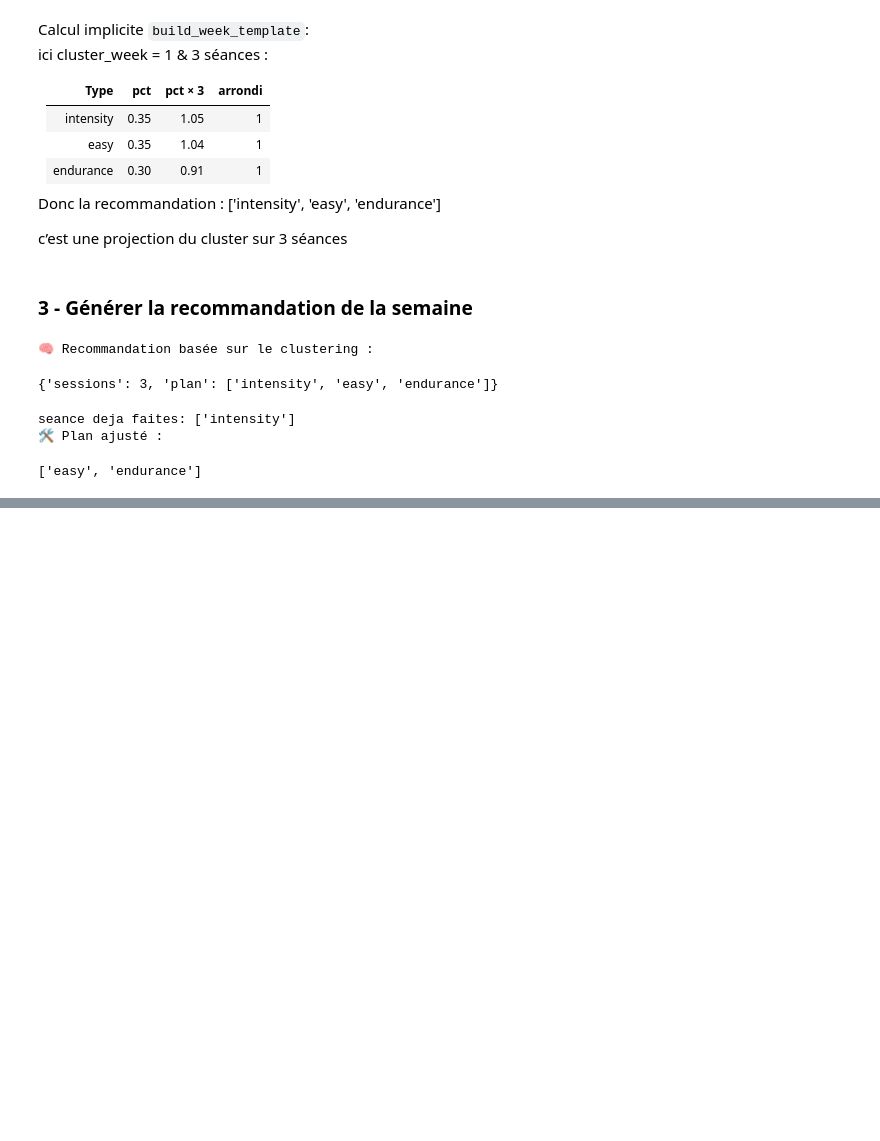
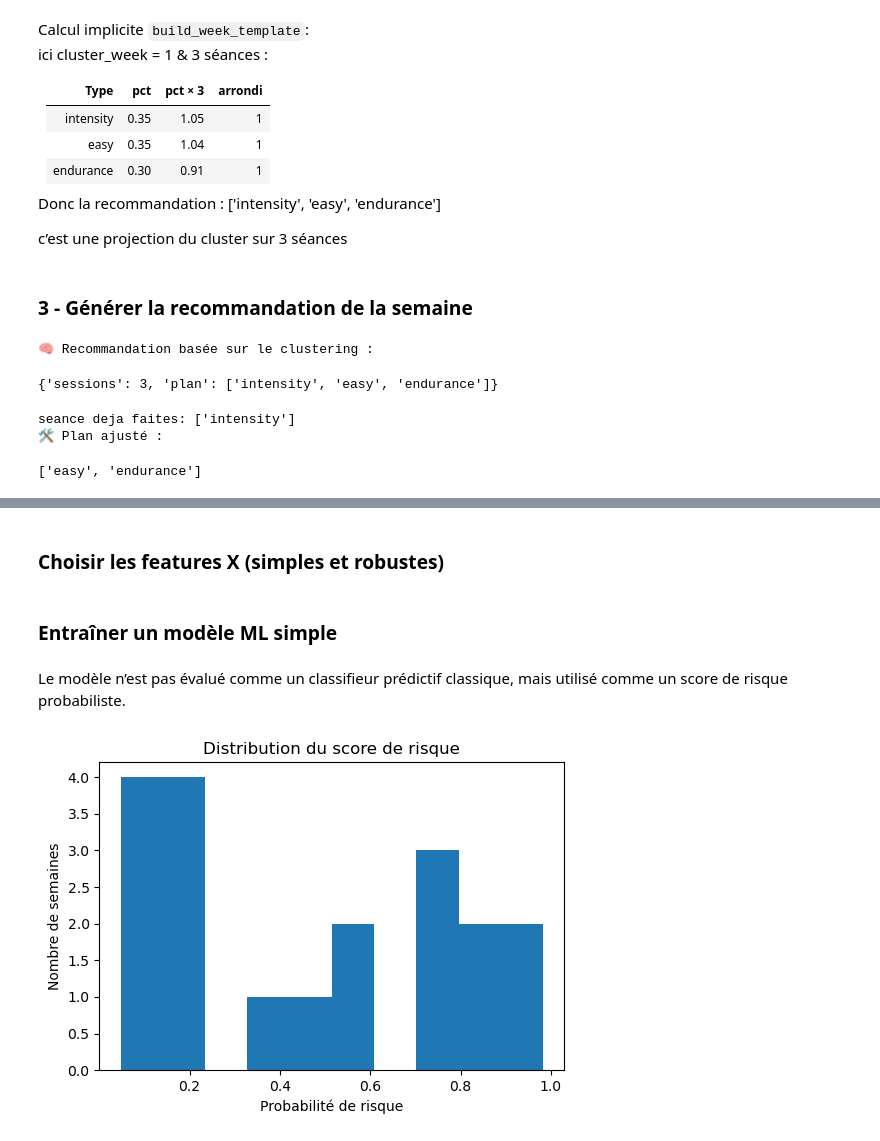
Before and after one commit to albanecoiffe/health-data-coach, a Jupyter notebook: HealthCoachBackend/notebook.ipynb, the cells around one changed output, grey strips where cells are left out. Cells and saved outputs as stored; diff of their text form; code cells hidden in the pictures; blank space fills up the shorter version.

Commit message:
add a risk score

```diff
--- a/HealthCoachBackend/notebook.ipynb
+++ b/HealthCoachBackend/notebook.ipynb
@@ -1088,0 +1164,46 @@ seance deja faites: ['intensity']
+# %% [markdown]
+### Choisir les features X (simples et robustes)
+# %%
+FEATURES_RISK = [
+    "distance_km",
+    "sessions",
+    "duration_min",
+    "weekly_load",
+    "high_intensity_pct",
+] # cela represente les entrées X
+X = df_ml[FEATURES_RISK]
+y = df_ml["risk"] # la target est le risk
+# %% [markdown]
+### Entraîner un modèle ML simple
+# %%
+from sklearn.model_selection import train_test_split
+from sklearn.preprocessing import StandardScaler
+from sklearn.linear_model import LogisticRegression
+from sklearn.pipeline import Pipeline
+
+X_train, X_test, y_train, y_test = train_test_split(
+    X, y, test_size=0.3, random_state=42, stratify=y
+)
+
+pipeline = Pipeline([("scaler", StandardScaler()), ("model", LogisticRegression())])
+
+pipeline.fit(X_train, y_train)
+
+y_pred = pipeline.predict(X_test)
+df_ml["risk_proba"] = pipeline.predict_proba(X)[:, 1]
+# Pour chaque semaine, on obtient un nombre entre 0 et 1 :
+# risk_proba = 0.15 → le modèle estime que la semaine ressemble beaucoup à une semaine non risquée
+# risk_proba = 0.85 → le modèle estime que la semaine ressemble beaucoup à une semaine risquée
+# %% [markdown]
+Le modèle n’est pas évalué comme un classifieur prédictif classique, mais utilisé comme un score de risque probabiliste.
+# %%
+import matplotlib.pyplot as plt
+
+plt.figure(figsize=(6, 4))
+plt.hist(df_ml["risk_proba"], bins=10)
+plt.title("Distribution du score de risque")
+plt.xlabel("Probabilité de risque")
+plt.ylabel("Nombre de semaines")
+plt.show()
+# %% [output]
+[figure, added]
```
Also changed, not shown: parts of 14 cells of this notebook.
